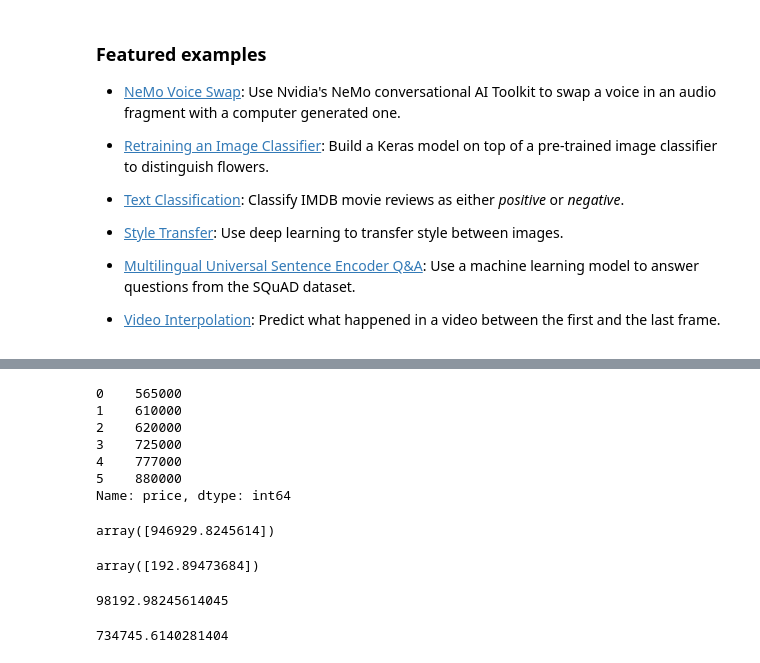
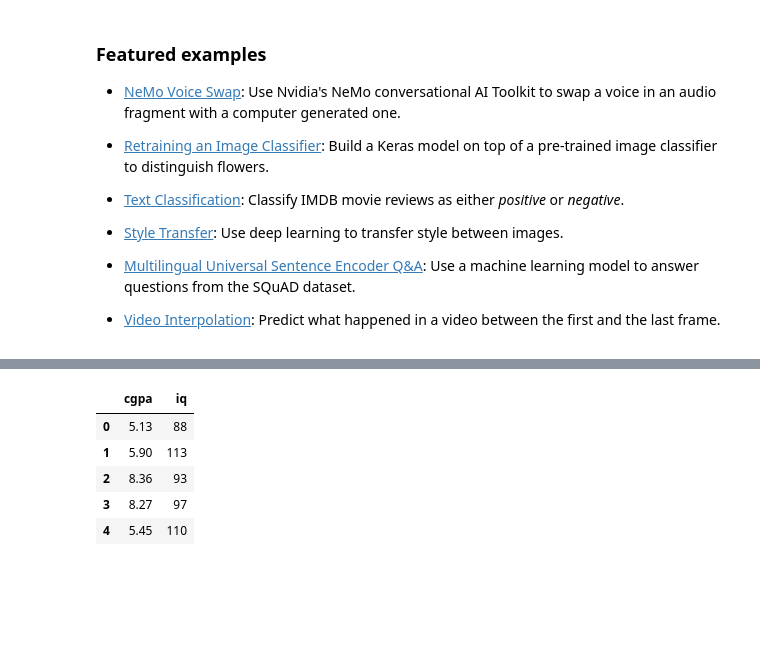
Before and after one commit to FoziaNasir/Fozia, a Jupyter notebook: Welcome_To_Colaboratory.ipynb, the cells around one changed output, grey strips where cells are left out. Cells and saved outputs as stored; diff of their text form; code cells hidden in the pictures; blank space fills up the shorter version.

```diff
--- a/Welcome_To_Colaboratory.ipynb
+++ b/Welcome_To_Colaboratory.ipynb
@@ -186,29 +153,15 @@ print(new_df)
-# %%
-price=df.price
-print(price)
-# %% [output]
-0    565000
-1    610000
-2    620000
-3    725000
-4    777000
-5    880000
-Name: price, dtype: int64
-# %%
-reg=linear_model.LinearRegression()
-reg.fit(new_df,price)
-reg.predict([[4400]])
-# %% [output]
-array([946929.8245614])
-# %%
-reg.coef_
-# %% [output]
-array([192.89473684])
-# %%
-reg.intercept_
-# %% [output]
-98192.98245614045
-# %%
-3300*192.89473684+98192.98245614045
-# %% [output]
-734745.6140281404
+# %%
+from sklearn.cluster import KMeans
+import pandas as pd
+from sklearn.preprocessing import MinMaxScaler
+from matplotlib import pyplot as plt
+%matplotlib inline
+df = pd.read_csv("newFile.csv")
+df.head()
+# %% [output]
+|  | cgpa | iq |
+| 0 | 5.13 | 88 |
+| 1 | 5.90 | 113 |
+| 2 | 8.36 | 93 |
+| 3 | 8.27 | 97 |
+| 4 | 5.45 | 110 |
```
Also changed, not shown: parts of 7 cells of this notebook.
